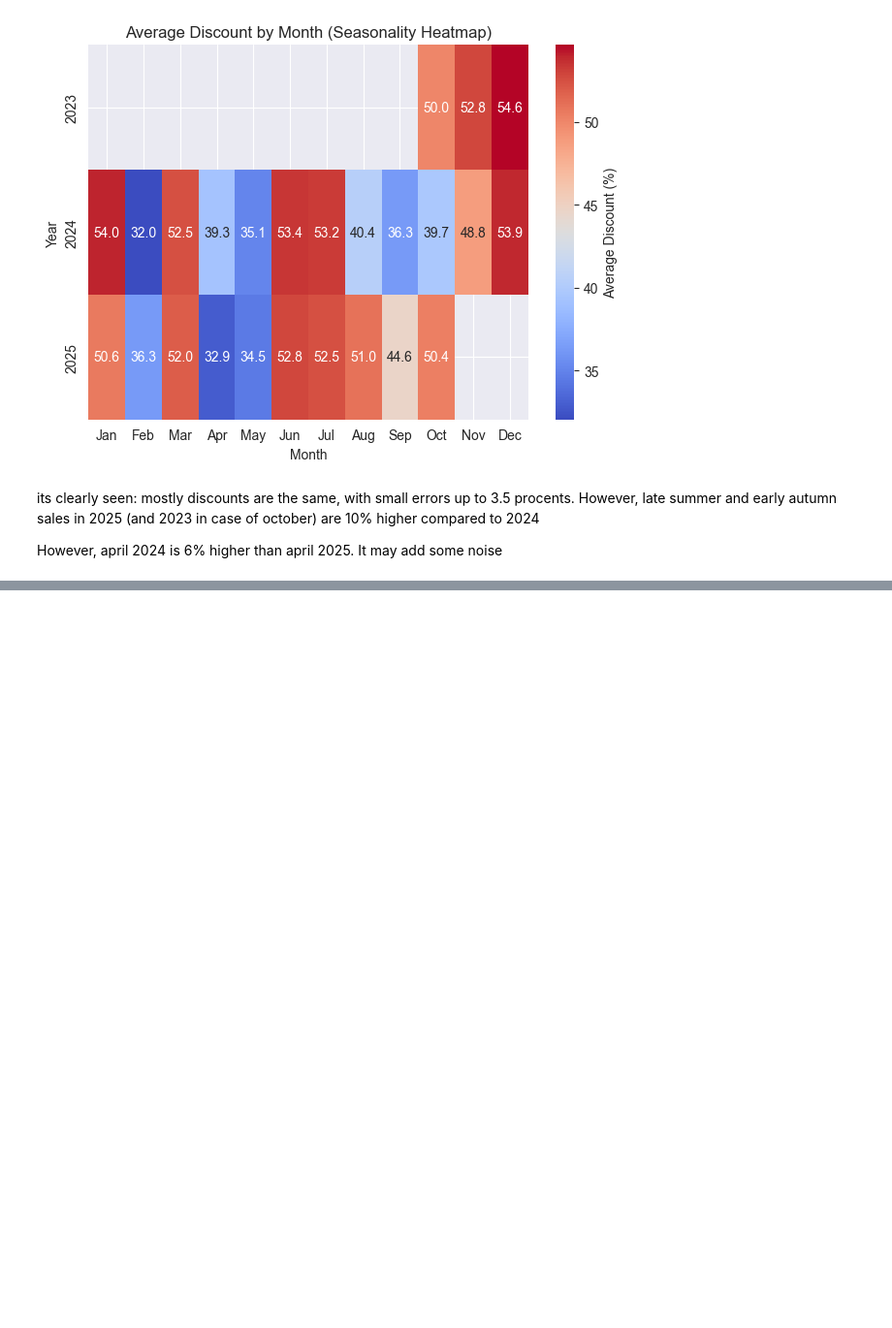
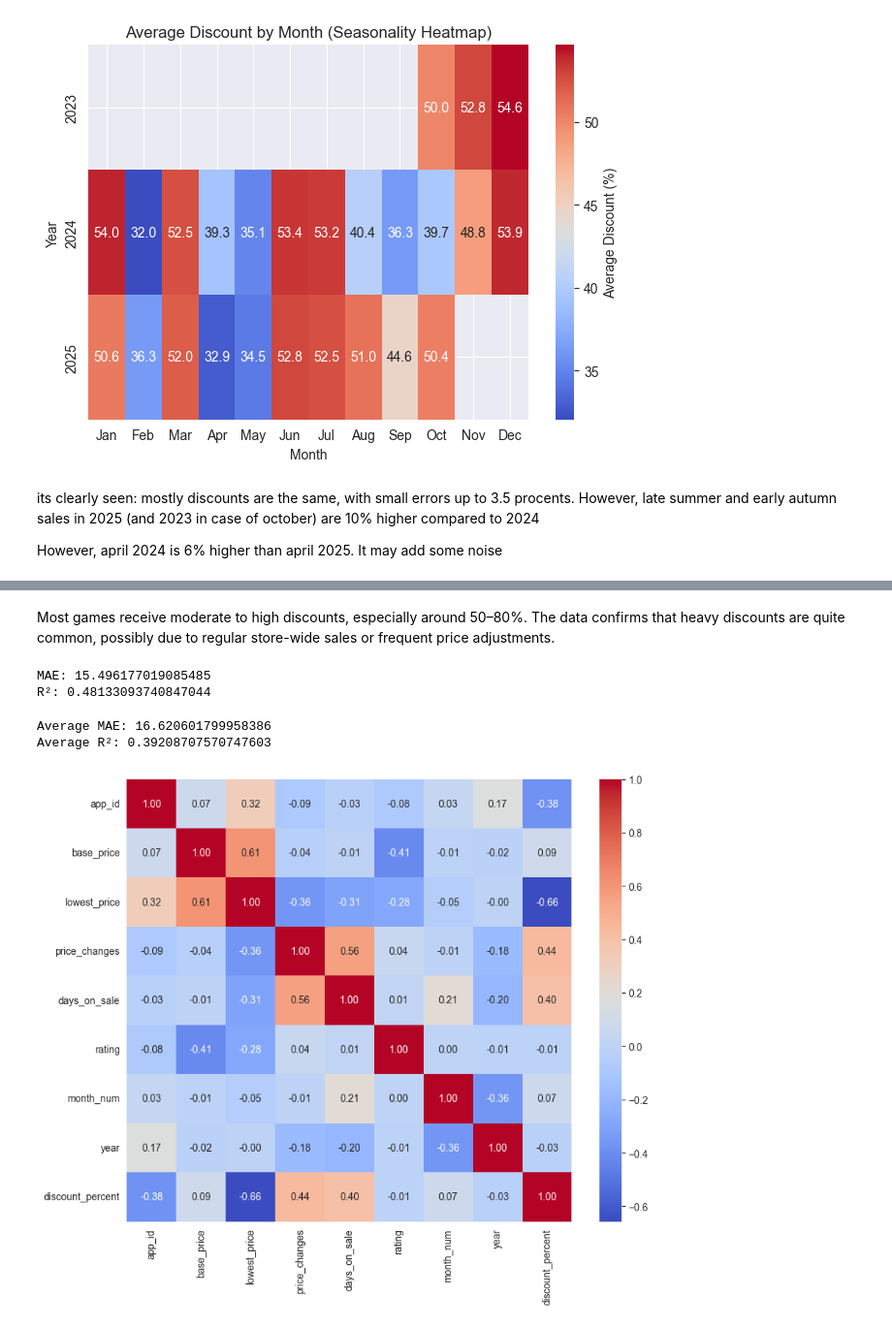
Before and after one commit to andriii0/SteamAnalyzer, a Jupyter notebook: model.ipynb, the cells around one changed output, grey strips where cells are left out. Shown at 97% size. Cells and saved outputs as stored; diff of their text form; code cells hidden in the pictures; blank space fills up the shorter version.

Commit message:
base model. Review scraper

```diff
--- a/model.ipynb
+++ b/model.ipynb
@@ -127,0 +112,61 @@ plt.show()
+# %% [markdown]
+Most games receive moderate to high discounts, especially around 50–80%. The data confirms that heavy discounts are quite common, possibly due to regular store-wide sales or frequent price adjustments.
+# %%
+from sklearn.model_selection import train_test_split
+from sklearn.ensemble import RandomForestRegressor
+from sklearn.metrics import mean_absolute_error, r2_score
+
+df['month_num'] = df['month'].dt.month
+df['year'] = df['month'].dt.year
+
+features = [
+    'base_price', 'price_changes', 'days_on_sale',
+    'month_num', 'year'
+]
+X = df[features]
+y = df['discount_percent']
+
+X_train, X_test, y_train, y_test = train_test_split(X, y, test_size=0.2, random_state=42)
+
+model = RandomForestRegressor(n_estimators=200, random_state=42)
+model.fit(X_train, y_train)
+
+y_pred = model.predict(X_test)
+print("MAE:", mean_absolute_error(y_test, y_pred))
+print("R²:", r2_score(y_test, y_pred))
+# %% [output]
+MAE: 15.496177019085485
+R²: 0.48133093740847044
+# %%
+from sklearn.model_selection import TimeSeriesSplit
+from sklearn.ensemble import RandomForestRegressor
+from sklearn.metrics import mean_absolute_error, r2_score
+import numpy as np
+
+df = df.sort_values('month')
+
+X = df[features]
+y = df['discount_percent']
+
+tscv = TimeSeriesSplit(n_splits=5)
+
+mae_list = []
+r2_list = []
+
+for train_idx, test_idx in tscv.split(X):
+    X_train, X_test = X.iloc[train_idx], X.iloc[test_idx]
+    y_train, y_test = y.iloc[train_idx], y.iloc[test_idx]
+
+    model = RandomForestRegressor(n_estimators=200, random_state=42)
+    model.fit(X_train, y_train)
+
+    y_pred = model.predict(X_test)
+
+    mae_list.append(mean_absolute_error(y_test, y_pred))
+    r2_list.append(r2_score(y_test, y_pred))
+
+print("Average MAE:", np.mean(mae_list))
+print("Average R²:", np.mean(r2_list))
+# %% [output]
+Average MAE: 16.620601799958386
+Average R²: 0.39208707570747603
@@ -127,0 +189,15 @@ plt.show()
+# %%
+df['discount_percent'] = pd.to_numeric(df['discount_percent'], errors='coerce')
+
+cols = [col for col in df.columns if col != 'discount_percent']
+df = df[cols + ['discount_percent']]
+
+numeric_df = df.select_dtypes(include=['number'])
+
+correlation_matrix = numeric_df.corr()
+
+plt.figure(figsize=(10, 8))
+sns.heatmap(correlation_matrix, annot=True, cmap='coolwarm', fmt='.2f', cbar=True)
+plt.show()
+# %% [output]
+[figure, added]
```
Also changed, not shown: parts of 5 cells of this notebook, 3 other files.
